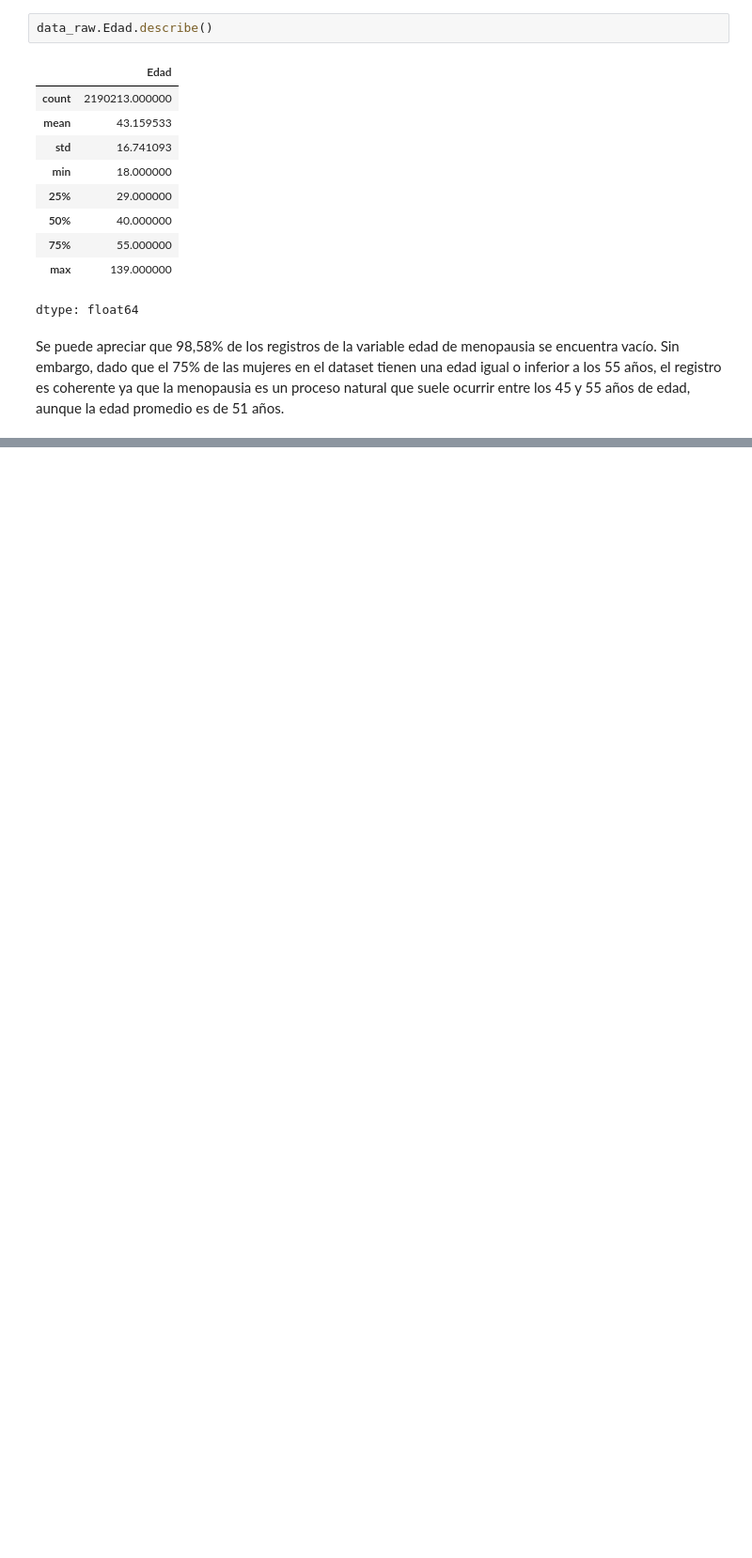
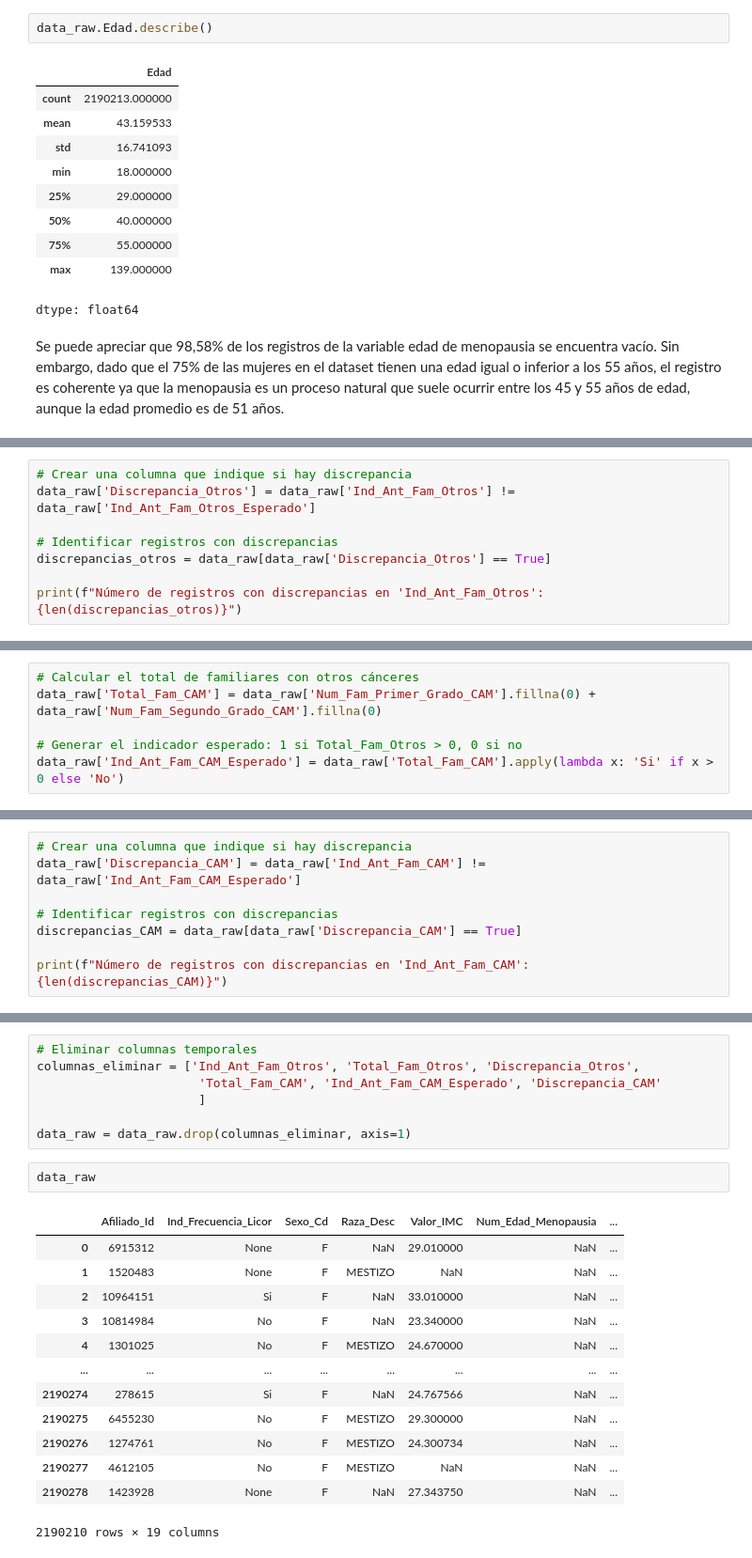
Before and after one commit to jherronr/Modelo_CA_Mama, a Jupyter notebook: Modelo_CA_Mama.ipynb, the cells around one changed output, grey strips where cells are left out. Shown at 94% size. Drawn from its saved outputs; the diff is of its cells as text; blank space fills up the shorter version.

```diff
--- a/Modelo_CA_Mama.ipynb
+++ b/Modelo_CA_Mama.ipynb
@@ -120,0 +293,8 @@ dtype: float64
+# %%
+# Crear una columna que indique si hay discrepancia
+data_raw['Discrepancia_Otros'] = data_raw['Ind_Ant_Fam_Otros'] != data_raw['Ind_Ant_Fam_Otros_Esperado']
+
+# Identificar registros con discrepancias
+discrepancias_otros = data_raw[data_raw['Discrepancia_Otros'] == True]
+
+print(f"Número de registros con discrepancias en 'Ind_Ant_Fam_Otros': {len(discrepancias_otros)}")
@@ -120,0 +332,6 @@ dtype: float64
+# %%
+# Calcular el total de familiares con otros cánceres
+data_raw['Total_Fam_CAM'] = data_raw['Num_Fam_Primer_Grado_CAM'].fillna(0) + data_raw['Num_Fam_Segundo_Grado_CAM'].fillna(0)
+
+# Generar el indicador esperado: 1 si Total_Fam_Otros > 0, 0 si no
+data_raw['Ind_Ant_Fam_CAM_Esperado'] = data_raw['Total_Fam_CAM'].apply(lambda x: 'Si' if x > 0 else 'No')
@@ -120,0 +349,8 @@ dtype: float64
+# %%
+# Crear una columna que indique si hay discrepancia
+data_raw['Discrepancia_CAM'] = data_raw['Ind_Ant_Fam_CAM'] != data_raw['Ind_Ant_Fam_CAM_Esperado']
+
+# Identificar registros con discrepancias
+discrepancias_CAM = data_raw[data_raw['Discrepancia_CAM'] == True]
+
+print(f"Número de registros con discrepancias en 'Ind_Ant_Fam_CAM': {len(discrepancias_CAM)}")
@@ -120,0 +379,23 @@ dtype: float64
+# %%
+# Eliminar columnas temporales
+columnas_eliminar = ['Ind_Ant_Fam_Otros', 'Total_Fam_Otros', 'Discrepancia_Otros',
+                      'Total_Fam_CAM', 'Ind_Ant_Fam_CAM_Esperado', 'Discrepancia_CAM'
+                      ]
+
+data_raw = data_raw.drop(columnas_eliminar, axis=1)
+# %%
+data_raw
+# %% [output]
+|  | Afiliado_Id | Ind_Frecuencia_Licor | Sexo_Cd | Raza_Desc | Valor_IMC | Num_Edad_Menopausia | ... |
+| 0 | 6915312 | None | F | NaN | 29.010000 | NaN | ... |
+| 1 | 1520483 | None | F | MESTIZO | NaN | NaN | ... |
+| 2 | 10964151 | Si | F | NaN | 33.010000 | NaN | ... |
+| 3 | 10814984 | No | F | NaN | 23.340000 | NaN | ... |
+| 4 | 1301025 | No | F | MESTIZO | 24.670000 | NaN | ... |
+| ... | ... | ... | ... | ... | ... | ... | ... |
+| 2190274 | 278615 | Si | F | NaN | 24.767566 | NaN | ... |
+| 2190275 | 6455230 | No | F | MESTIZO | 29.300000 | NaN | ... |
+| 2190276 | 1274761 | No | F | MESTIZO | 24.300734 | NaN | ... |
+| 2190277 | 4612105 | No | F | MESTIZO | NaN | NaN | ... |
+| 2190278 | 1423928 | None | F | NaN | 27.343750 | NaN | ... |
+2190210 rows × 19 columns
```
Also changed, not shown: parts of 52 cells of this notebook, 3 other files.
